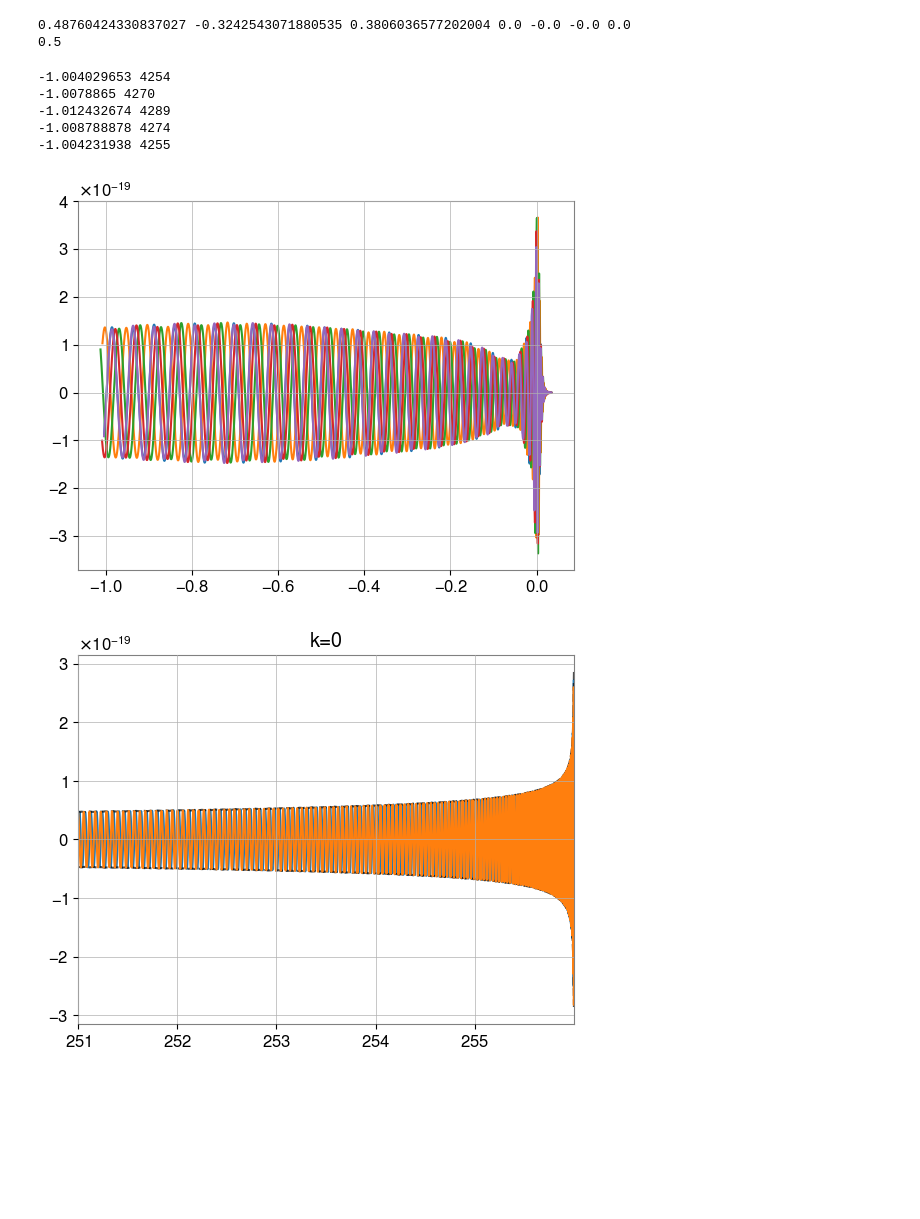
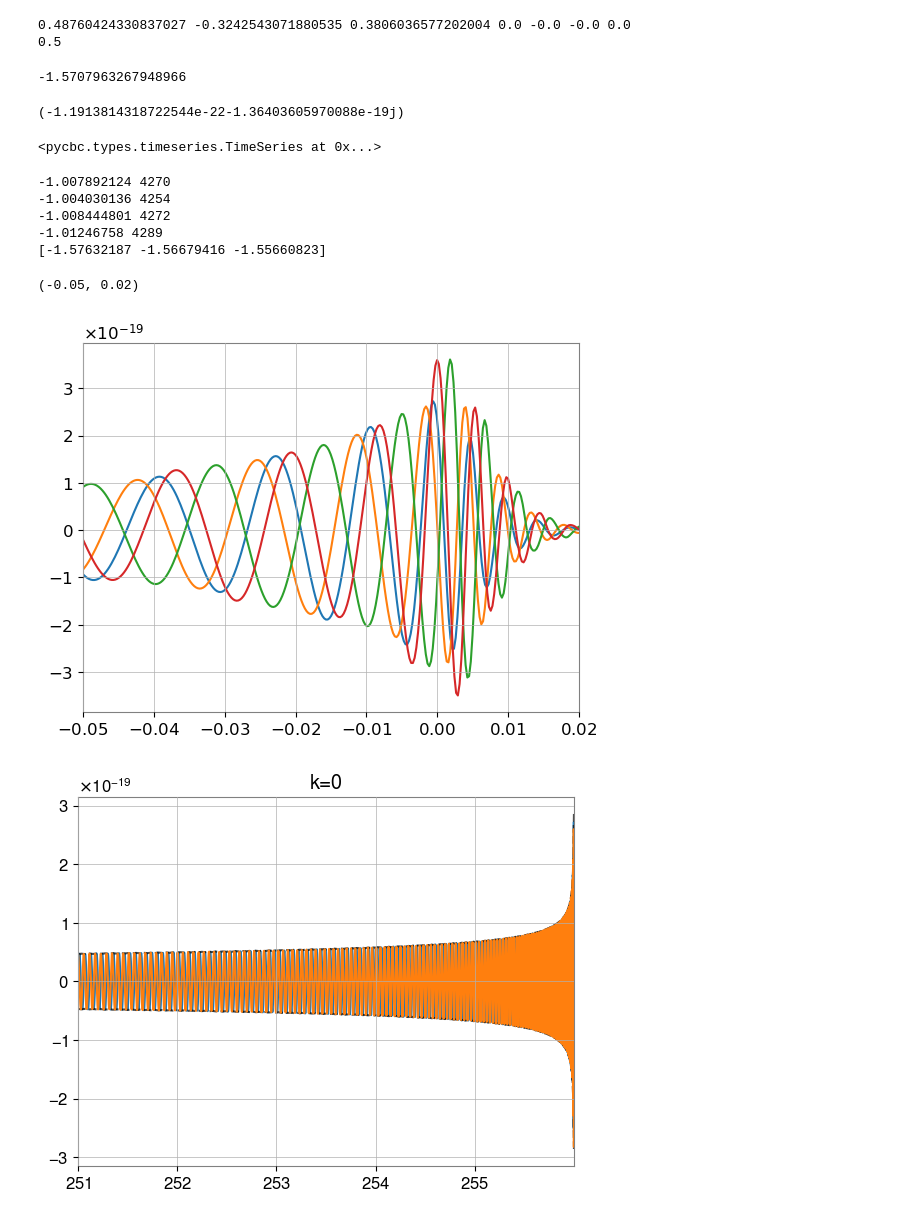
Before and after one commit to BenGPatterson/EccentricPrecession, a Jupyter notebook: ecc_prec_harmonics.ipynb, the cells around one changed output. Cells and saved outputs as stored; diff of their text form; code cells hidden in the pictures; blank space fills up the shorter version.

Commit message:
testing effect of phase/phi_JL on wf evolution

```diff
--- a/ecc_prec_harmonics.ipynb
+++ b/ecc_prec_harmonics.ipynb
@@ -120,9 +109,6 @@ def gen_prec_wf(f_low, M, q, theta_jn, phi_jl, phase, psi, tilt_1, tilt_2, phi_1
     mass_1, mass_2 = total_mass_and_mass_ratio_to_component_masses(1/q, M)
     beta = opening_angle(mass_1, mass_2, 0, tilt_1, tilt_2, phi_12, a_1, a_2, f_low, 0) # Do not think phi_jl or phase impact result
     dpsi = _dpsi(theta_jn, phi_jl, beta)
-    dphi = _dphi(theta_jn, phi_jl, beta)
-    if not gen_in_fd and not work_in_fd and apply_detector_response:
-        phase += dphi
     iota, spin_1x, spin_1y, spin_1z, spin_2x, spin_2y, spin_2z = component_spins(theta_jn, phi_jl, tilt_1, tilt_2, phi_12, a_1, a_2, mass_1, mass_2, f_low, phase)
 
     if gen_in_fd:
@@ -229,25 +215,41 @@ theta_jn = 0.76345435
 phi_jl = 1.23536234
 phase = 2.823454
 psi = 3.8345
+# %%
+_dphi(0, 1, 0.25)
+# %% [output]
+-1.5707963267948966
+# %%
+h[0]
+# %% [output]
+(-1.1913814318722544e-22-1.36403605970088e-19j)
+# %%
+h[0]
+# %% [output]
+<pycbc.types.timeseries.TimeSeries at 0x...>
 # %%
 # Plot example waveform
-for _phase in [0, np.pi/4, 2*np.pi/4, 3*np.pi/4, 4*np.pi/4]:
-    h = gen_prec_wf(20, M, q, theta_jn, phi_jl, _phase, psi, tilt_1, tilt_2, phi_12, a_1, a_2, work_in_fd=False, approximant='NRSur7dq4')
+init_phase = []
+for _phase in np.linspace(0, np.pi, 4, endpoint=False):
+    h = gen_prec_wf(20, M, q, theta_jn, phi_jl, _phase, psi, tilt_1, tilt_2, phi_12, a_1, a_2, approximant='NRSur7dq4', apply_detector_response=False)
     print(h.sample_times[0], len(h))
-    plt.plot(h.sample_times, h)
+    init_phase.append(np.angle(h[0]))
+    plt.plot(h.sample_times, h.real())
+print(np.diff(init_phase))
 
 
 # plt.plot(h.sample_times, np.abs(h), ls='dashed', c='k', alpha=0.7)
 # plt.plot(h.sample_times, -np.abs(h), ls='dashed', c='k', alpha=0.7)
 # plt.plot(h.imag().sample_times, h.imag())
-# plt.xlim(-2,-1.5)
+plt.xlim(-0.05,0.02)
 # %% [output]
--1.004029653 4254
--1.0078865 4270
--1.012432674 4289
--1.008788878 4274
--1.004231938 4255
+-1.007892124 4270
+-1.004030136 4254
+-1.008444801 4272
+-1.01246758 4289
+[-1.57632187 -1.56679416 -1.55660823]
+(-0.05, 0.02)
-[figure, old version]
+[figure, new version]
 # %%
 # Plot harmonics
 harms = gen_prec_harms(5, M, q, tilt_1, tilt_2, phi_12, a_1, a_2, approximant=approximant)
```
Also changed, not shown: parts of 4 cells of this notebook.
